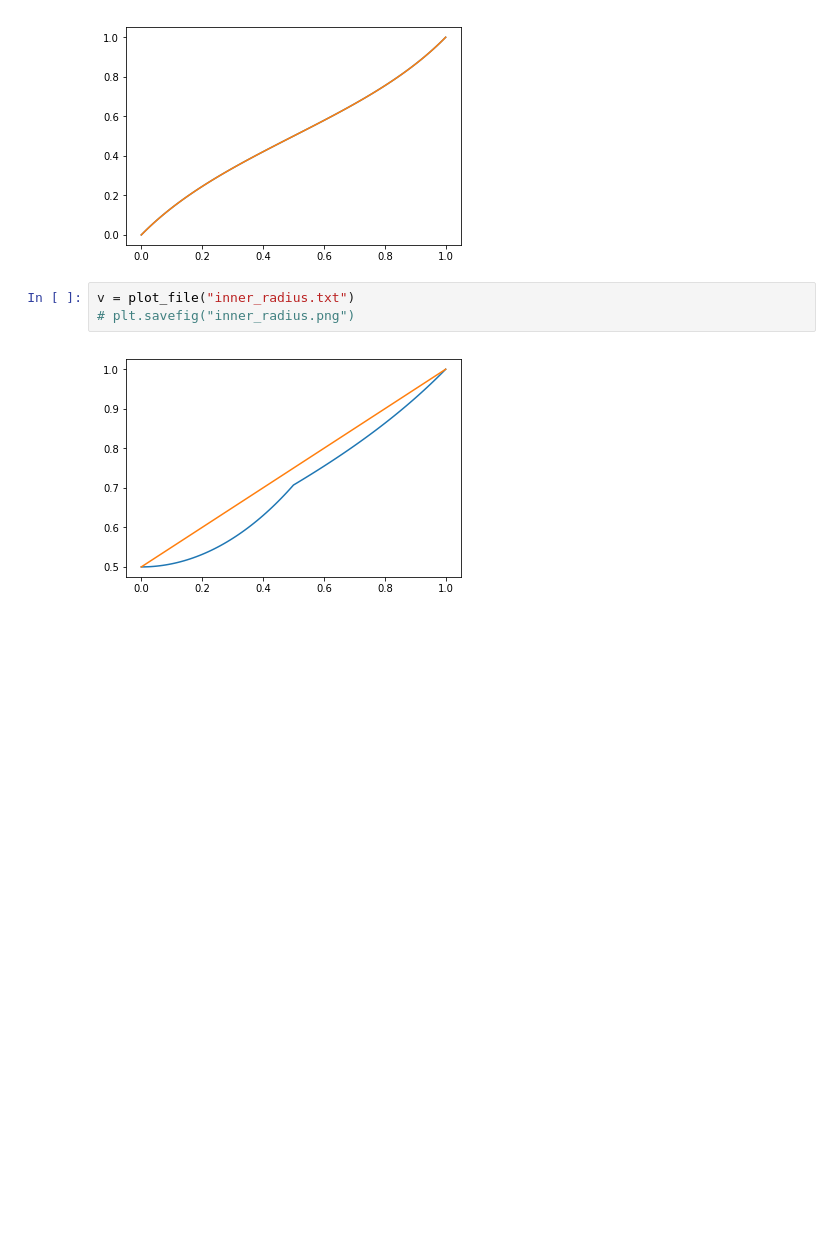
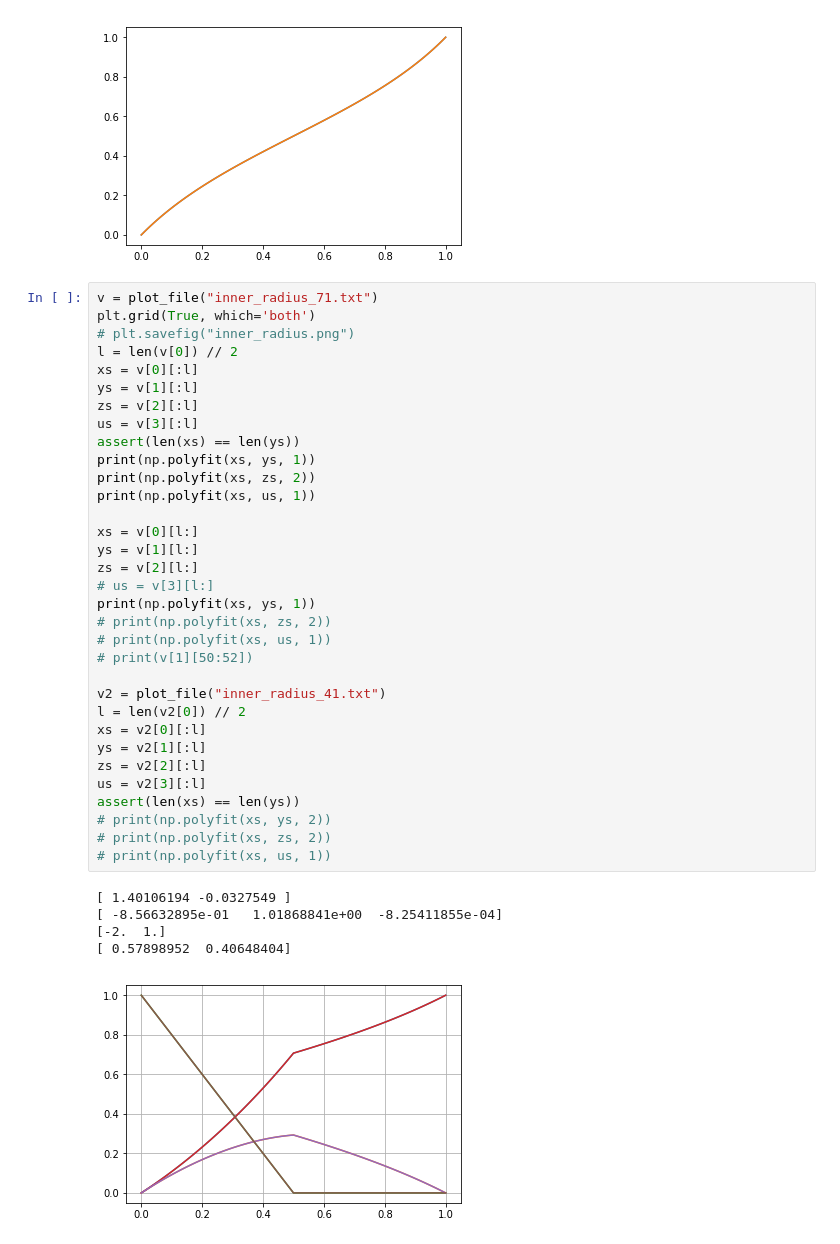
Before and after one commit to lamarqua/F3DAudio_tool, a Jupyter notebook: plotting.ipynb, the cells around one changed output. Saved outputs shown, nothing was run; the diff lists cells and outputs as text; blank space fills up the shorter version.

```diff
--- a/plotting.ipynb
+++ b/plotting.ipynb
@@ -24,11 +24,45 @@ plot_file("curve_vals.txt")
 v = plot_file("diffuse_vals.txt")
 # %% [output]
 [figure]
-# %%
-v = plot_file("inner_radius.txt")
-# plt.savefig("inner_radius.png")
-# %% [output]
-[figure, removed]
+# %%
+v = plot_file("inner_radius_71.txt")
+plt.grid(True, which='both')
+# plt.savefig("inner_radius.png")
+l = len(v[0]) // 2
+xs = v[0][:l]
+ys = v[1][:l]
+zs = v[2][:l]
+us = v[3][:l]
+assert(len(xs) == len(ys))
+print(np.polyfit(xs, ys, 1))
+print(np.polyfit(xs, zs, 2))
+print(np.polyfit(xs, us, 1))
+
+xs = v[0][l:]
+ys = v[1][l:]
+zs = v[2][l:]
+# us = v[3][l:]
+print(np.polyfit(xs, ys, 1))
+# print(np.polyfit(xs, zs, 2))
+# print(np.polyfit(xs, us, 1))
+# print(v[1][50:52])
+
+v2 = plot_file("inner_radius_41.txt")
+l = len(v2[0]) // 2
+xs = v2[0][:l]
+ys = v2[1][:l]
+zs = v2[2][:l]
+us = v2[3][:l]
+assert(len(xs) == len(ys))
+# print(np.polyfit(xs, ys, 2))
+# print(np.polyfit(xs, zs, 2))
+# print(np.polyfit(xs, us, 1))
+# %% [output]
+[ 1.40106194 -0.0327549 ]
+[ -8.56632895e-01   1.01868841e+00  -8.25411855e-04]
+[-2.  1.]
+[ 0.57898952  0.40648404]
+[figure, added]
 # %%
 v = plot_file("inner_radius2.txt")
 # plt.savefig("inner_radius.png")
```
Also changed, not shown: parts of 4 cells of this notebook, 2 other files.
